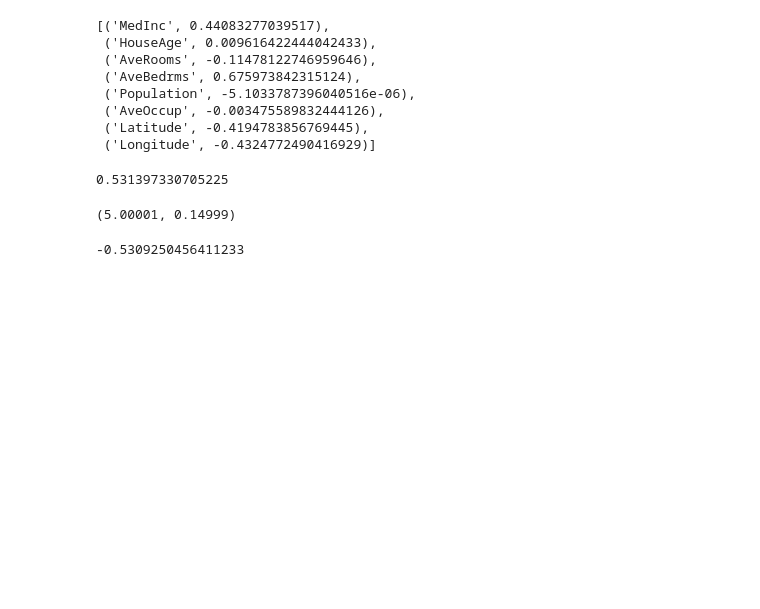
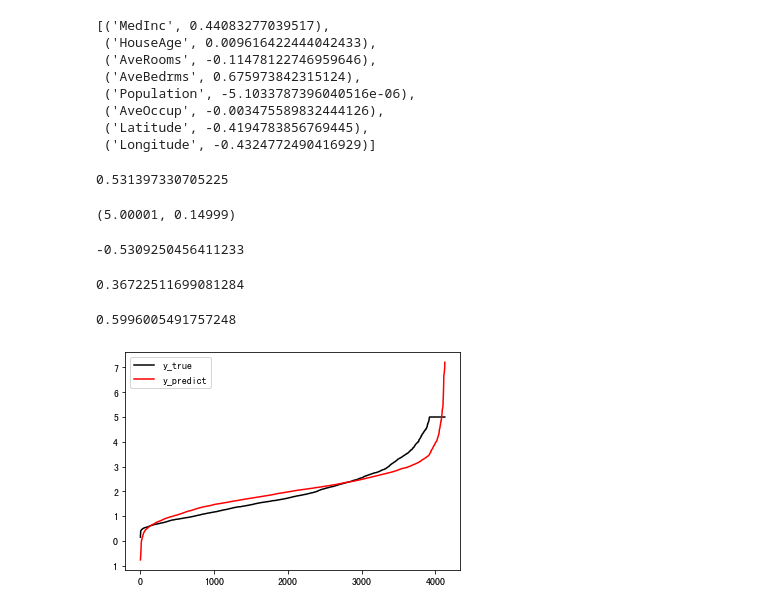
Before and after one commit to yscs2020/2021_to_improve, a Jupyter notebook: 202107/ml_algorithm/KNN.ipynb, the cells around one changed output. Cells and saved outputs as stored; diff of their text form; code cells hidden in the pictures; blank space fills up the shorter version.

```diff
--- a/202107/ml_algorithm/KNN.ipynb
+++ b/202107/ml_algorithm/KNN.ipynb
@@ -298,3 +298,21 @@ from sklearn.model_selection import cross_val_score
 cross_val_score(lr,x_train,y_train,cv=5,scoring='neg_mean_squared_error').mean()
 # %% [output]
 -0.5309250456411233
+# %%
+from  sklearn.metrics import r2_score
+r2_score(lr.predict(x_test),y_test)
+# %% [output]
+0.36722511699081284
+# %%
+cross_val_score(lr,x_train,y_train,cv=5,scoring='r2').mean()
+# %% [output]
+0.5996005491757248
+# %%
+import matplotlib.pyplot as plt
+y_pred = lr.predict(x_test)
+plt.plot(range(len(y_test)),sorted(y_test),c='black',label='y_true')
+plt.plot(range(len(y_pred)),sorted(y_pred),c='red',label='y_predict')
+plt.legend()
+plt.show()
+# %% [output]
+[figure, added]
```
Also changed, not shown: parts of 9 cells of this notebook.
